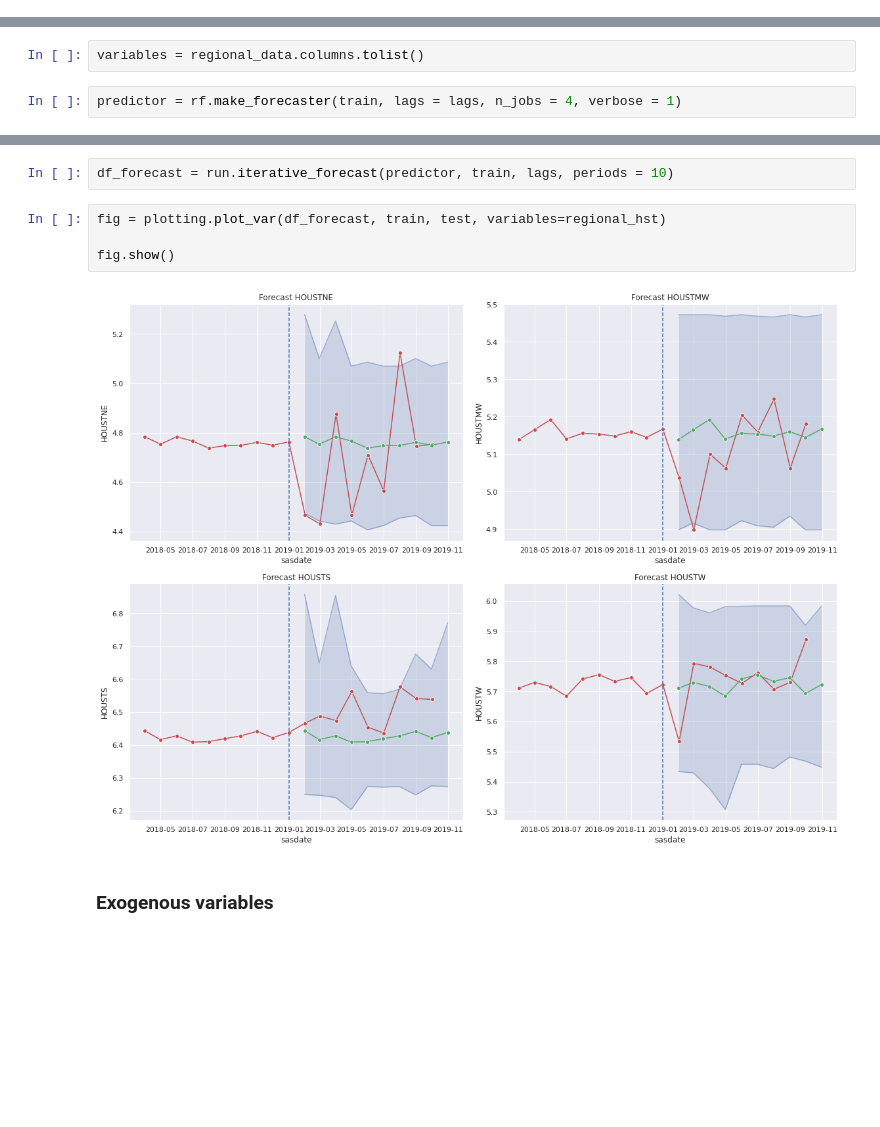
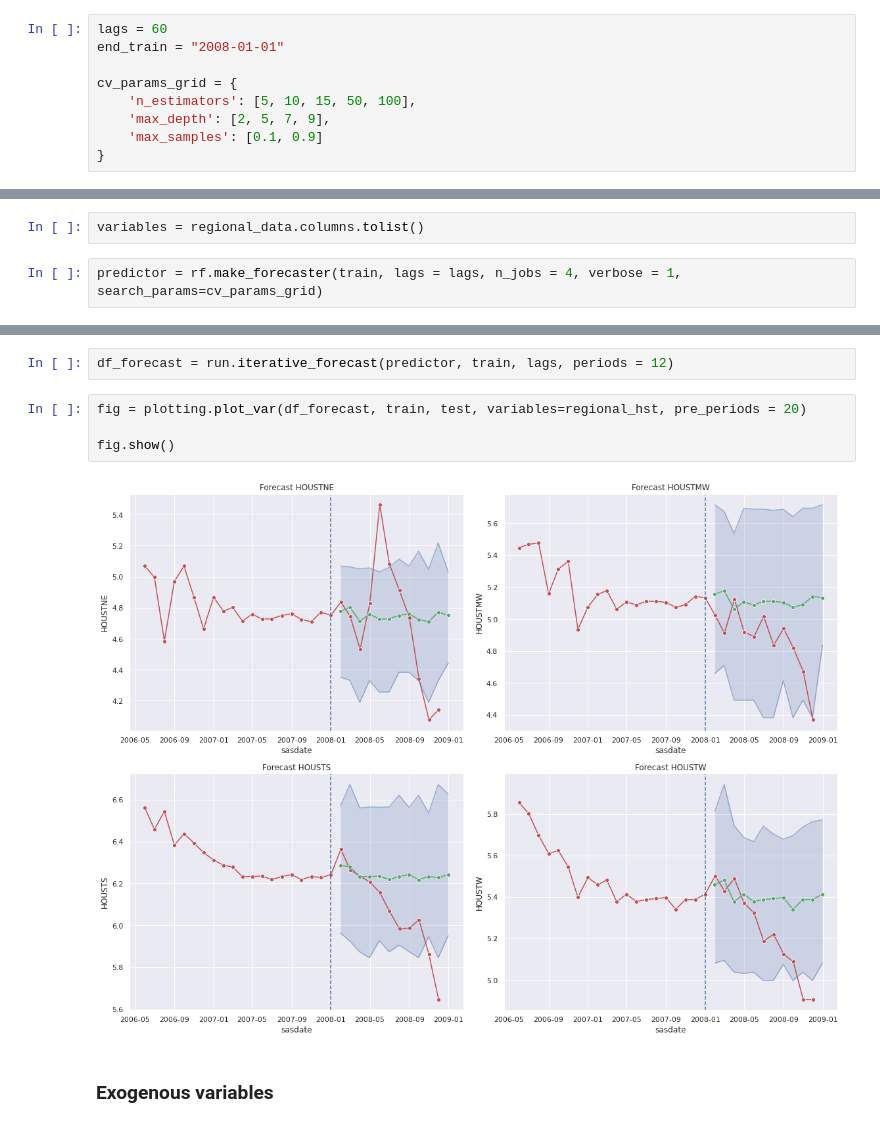
Before and after one commit to NoFishLikeIan/tinbergen, a Jupyter notebook: homework/adv-macroeconometrics/week-two/house-start-analysis.ipynb, the cells around one changed output, grey strips where cells are left out. Drawn from its saved outputs; the diff is of its cells as text; blank space fills up the shorter version.

```diff
--- a/homework/adv-macroeconometrics/week-two/house-start-analysis.ipynb
+++ b/homework/adv-macroeconometrics/week-two/house-start-analysis.ipynb
@@ -30,3 +27,12 @@ end_train = "2019-01-01"
+# %%
+lags = 60
+end_train = "2008-01-01"
+
+cv_params_grid = {
+    'n_estimators': [5, 10, 15, 50, 100],
+    'max_depth': [2, 5, 7, 9],
+    'max_samples': [0.1, 0.9]
+}
 # %% [markdown]
 ### Multivariate
 # %%
@@ -39,5 +45,5 @@ test = regional_data[end_train:]
 # %%
 variables = regional_data.columns.tolist()
 # %%
-predictor = rf.make_forecaster(train, lags = lags, n_jobs = 4, verbose = 1)
+predictor = rf.make_forecaster(train, lags = lags, n_jobs = 4, verbose = 1, search_params=cv_params_grid)
 # %% [output]
@@ -48,11 +55,11 @@ Fitting 5 folds for each of 18 candidates, totalling 90 fits
 # %%
-df_forecast = run.iterative_forecast(predictor, train, lags, periods = 10)
+df_forecast = run.iterative_forecast(predictor, train, lags, periods = 12)
 # %%
-fig = plotting.plot_var(df_forecast, train, test, variables=regional_hst)
+fig = plotting.plot_var(df_forecast, train, test, variables=regional_hst, pre_periods = 20)
 
 fig.show()
 # %% [output]
-[figure, old version]
+[figure, new version]
 # %% [markdown]
 ### Exogenous variables
 # %%
```
Also changed, not shown: parts of 5 cells of this notebook.
